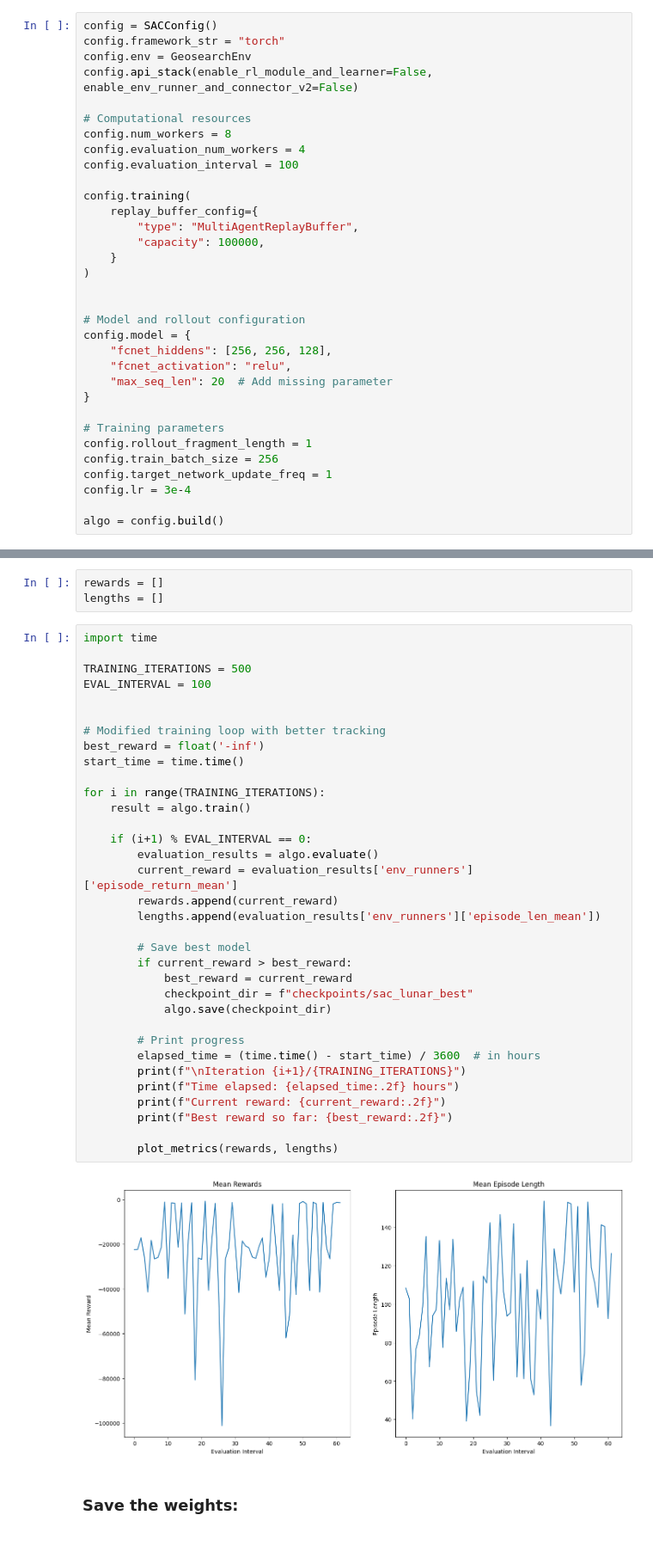
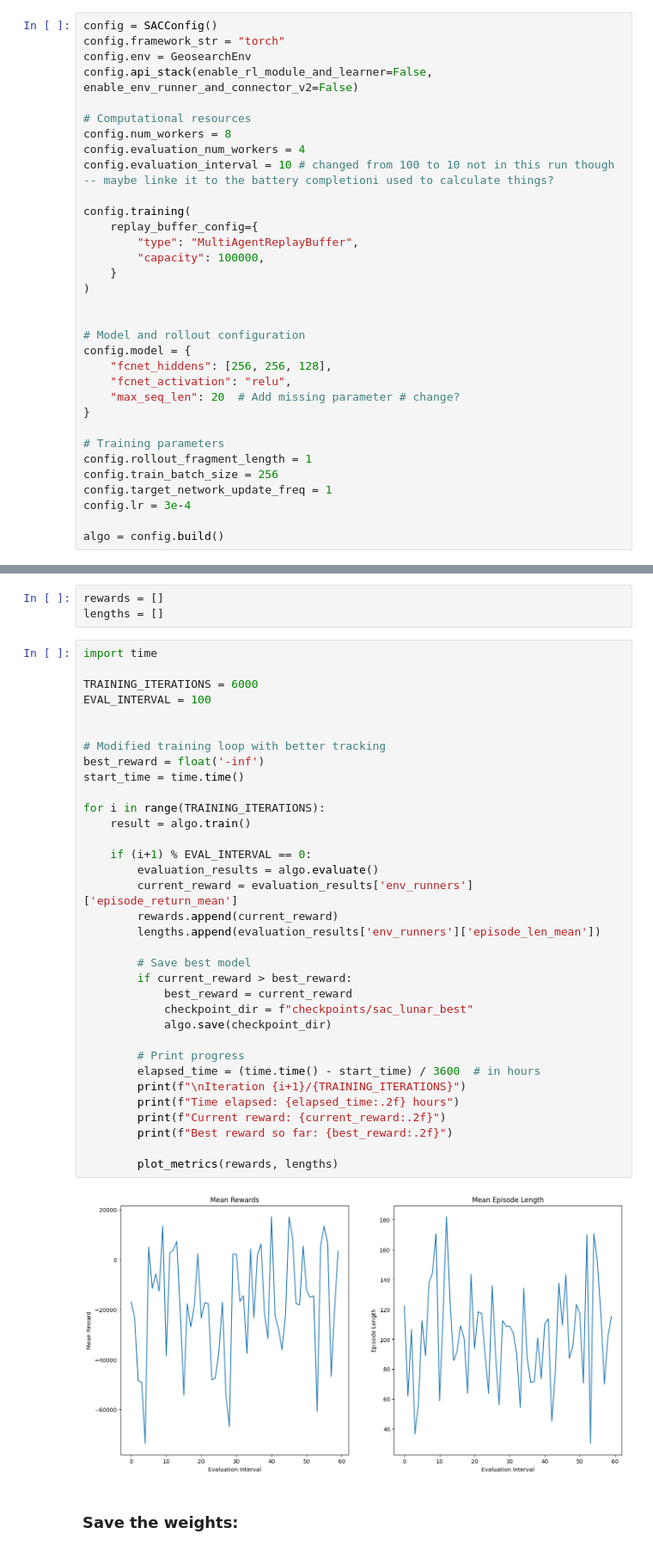
Before and after one commit to jbrismor/moon_Rover, a Jupyter notebook: solvers.ipynb, the cells around one changed output, grey strips where cells are left out. Shown at 86% size. Drawn from its saved outputs; the diff is of its cells as text.

Commit message:
trained and visualized for discussion at 1

```diff
--- a/solvers.ipynb
+++ b/solvers.ipynb
@@ -236,7 +237,7 @@ config.api_stack(enable_rl_module_and_learner=False, enable_env_runner_and_conne
 # Computational resources
 config.num_workers = 8
 config.evaluation_num_workers = 4
-config.evaluation_interval = 100
+config.evaluation_interval = 10 # changed from 100 to 10 not in this run though -- maybe linke it to the battery completioni used to calculate things?
 
 config.training(
     replay_buffer_config={
@@ -250,7 +251,7 @@ config.training(
 config.model = {
     "fcnet_hiddens": [256, 256, 128],
     "fcnet_activation": "relu",
-    "max_seq_len": 20  # Add missing parameter
+    "max_seq_len": 20  # Add missing parameter # change?
 }
 
 # Training parameters
@@ -280,39 +280,39 @@ lengths = []
 # %%
 import time
 
-TRAINING_ITERATIONS = 500
+TRAINING_ITERATIONS = 6000
 EVAL_INTERVAL = 100
 
 
 # Modified training loop with better tracking
 best_reward = float('-inf')
 start_time = time.time()
 
 for i in range(TRAINING_ITERATIONS):
     result = algo.train()
 
     if (i+1) % EVAL_INTERVAL == 0:
         evaluation_results = algo.evaluate()
         current_reward = evaluation_results['env_runners']['episode_return_mean']
         rewards.append(current_reward)
         lengths.append(evaluation_results['env_runners']['episode_len_mean'])
 
         # Save best model
         if current_reward > best_reward:
             best_reward = current_reward
             checkpoint_dir = f"checkpoints/sac_lunar_best"
             algo.save(checkpoint_dir)
 
         # Print progress
         elapsed_time = (time.time() - start_time) / 3600  # in hours
         print(f"\nIteration {i+1}/{TRAINING_ITERATIONS}")
         print(f"Time elapsed: {elapsed_time:.2f} hours")
         print(f"Current reward: {current_reward:.2f}")
         print(f"Best reward so far: {best_reward:.2f}")
 
         plot_metrics(rewards, lengths)
 # %% [output]
-[figure, old version]
+[figure, new version]
 # %% [markdown]
 ### Save the weights:
 # %%
```
Also changed, not shown: parts of 7 cells of this notebook, 7 other files.
